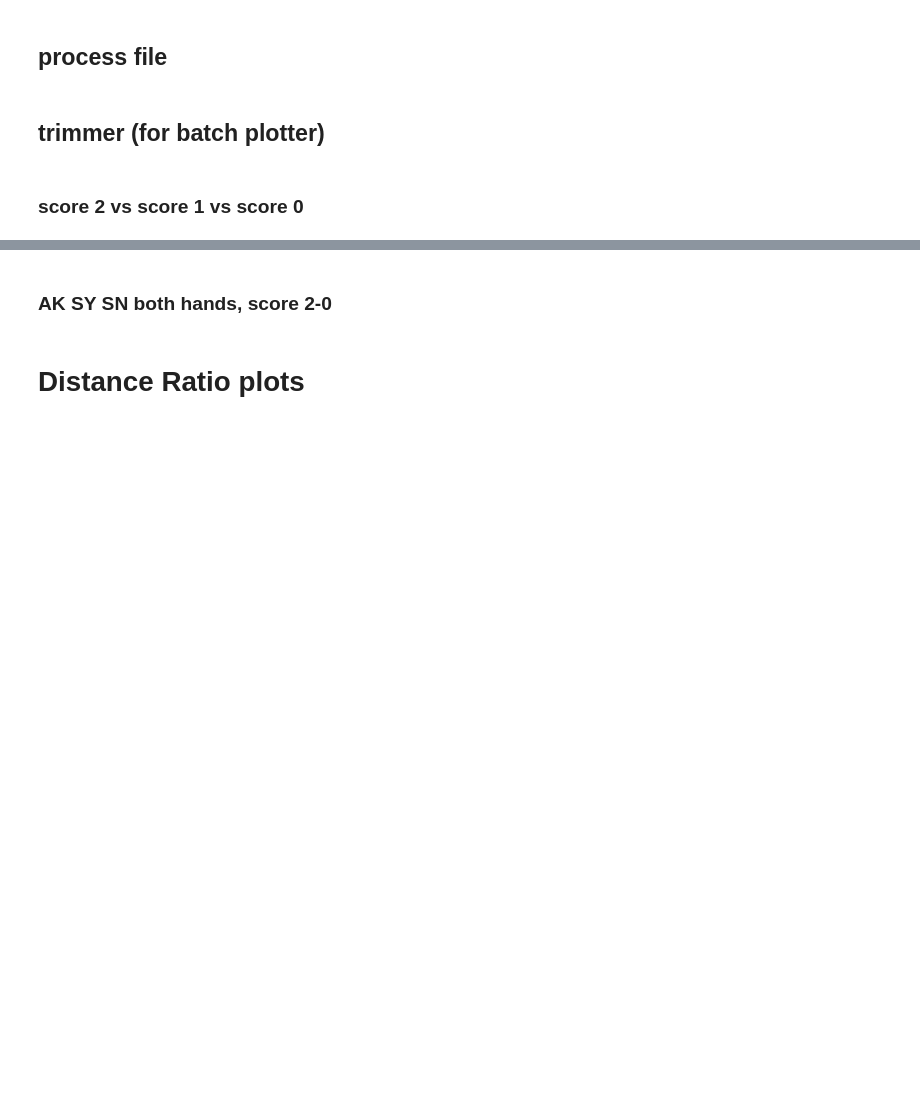
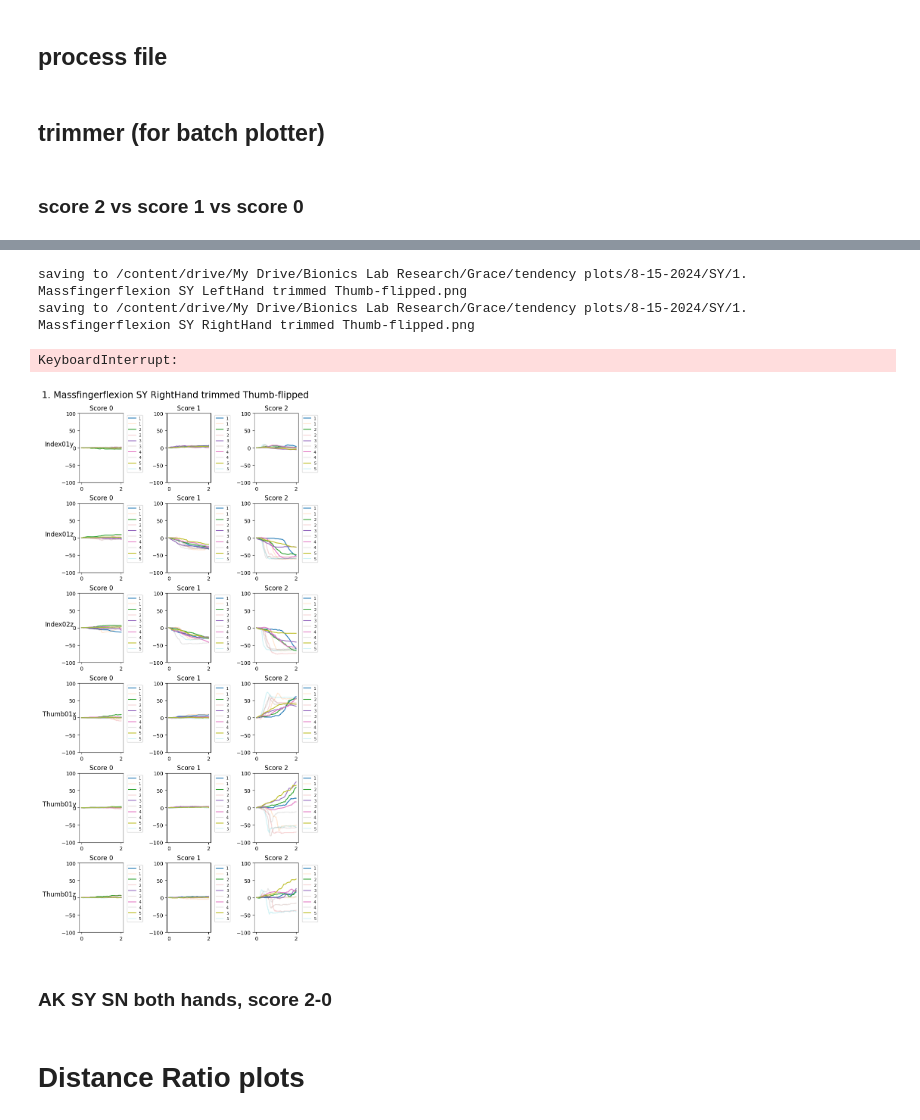
Before and after one commit to gracchen/bionics-lab-hand-plots, a Jupyter notebook: plots.ipynb, the cells around one changed output, grey strips where cells are left out. Saved outputs shown, nothing was run; the diff lists cells and outputs as text; code cells hidden in the pictures; blank space fills up the shorter version.

```diff
--- a/plots.ipynb
+++ b/plots.ipynb
@@ -25,7 +25,7 @@ hands = ['Right', 'Left']
 axes = ['x', 'y', 'z']
 fingers = ['Index01', 'Index02','Thumb01']
 
-degree_cols = ['Index01x', 'Index01y', 'Index01z', 'Index02x', 'Index02y', 'Index02z','Thumb01x', 'Thumb01y', 'Thumb01z']
+degree_cols = ['Index01y', 'Index01z', 'Index02z','Thumb01x', 'Thumb01y', 'Thumb01z']
 force_cols = [' hook', ' paper', ' pencilThumb',' pencilFinger',' bottleVert', ' bottleRadial',' sphereThumb', ' sphereF_L1', ' sphereF_L2', ' sphereF_M', ' sphereF_R2', ' sphereF_R1']
 dist_cols = ['Hand_pos—ThumbCMC_dist', 'Hand_pos—ThumbMCP_dist', 'Hand_pos—IndexMCP_dist', 'Hand_pos—IndexPIP_dist', 'ThumbMCP—IndexMCP_dist', 'ThumbMCP—IndexPIP_dist', 'Hand_pos—IndexPIP_dist', 'Hand_pos—IndexDIP_dist', 'ThumbMCP—IndexDIP_dist']
 ratio_cols = ['Thumb_Hand_dist_ratio', 'Hand_Index1-2_dist_ratio', 'Thumb_Index1-2_dist_ratio', 'Hand_Index2-3_dist_ratio', 'Thumb_Index2-3_dist_ratio']
@@ -380,7 +379,7 @@ def graph_all_scores(score2_files, score1_files, score0_files, score2_files_untr
       test_no = i+1
   if test_name == -1: raise Exception("test name not found")
 
-  fig, subplts = plt.subplots(9, 3, figsize=(7, 18))
+  fig, subplts = plt.subplots(6, 3, figsize=(7, 15))
 
   # column and row labels:
   cols = ['Score {}'.format(col) for col in range(0,3)]
@@ -402,7 +401,7 @@ def graph_all_scores(score2_files, score1_files, score0_files, score2_files_untr
 
   # degrees
   for score in range(2,-1,-1):
-    for degree_col, j in zip(degree_cols, range(9)):
+    for degree_col, j in zip(degree_cols, range(6)):
       dfs = all_dfs[score][0]  # Access scoreX_files.values()
       dfs_untrimmed = all_dfs[score][1]  # Access scoreX_files_untrimmed.values()
       for i, (df, df_untrimmed) in enumerate(zip(dfs, dfs_untrimmed)):
@@ -414,7 +413,7 @@ def graph_all_scores(score2_files, score1_files, score0_files, score2_files_untr
         subplts[j][score].set_title('Score ' + str(score))
 
   # join degree rows
-  for i in range(9):
+  for i in range(6):
     for j in range(3):
       subplts[i][j].set_ylim([deg_min_max[0], deg_min_max[1]])
 
@@ -750,3 +684,64 @@ saving to /content/drive/My Drive/Bionics Lab Research/Grace/tendency plots/8-14
+# %%
+
+
+  # Initialize max and min values
+  deg_min_max = [-100,100]
+  ratio_min_max = [float('inf'),float('-inf')]
+  dist_min_max = [float('inf'),float('-inf')]
+
+  # Iterate through testnames and filenames
+  for testno in range(len(testnames)):
+    list_of_dfs = dict(all_dicts[2]['trimmed'][testno]['Left'], **all_dicts[2]['trimmed'][testno]['Right']).values()
+
+    for df in list_of_dfs:
+      for col in ratio_cols:
+        ratio_min_max[0] = min(ratio_min_max[0], df[col].min())
+        ratio_min_max[1] = max(ratio_min_max[1], df[col].max())
+      for col in dist_cols:
+        dist_min_max[0] = min(dist_min_max[0], df[col].min())
+        dist_min_max[1] = max(dist_min_max[1], df[col].max())
+
+  for testno in range(0,len(testnames)): #input is dict mapping file name to processed df of that file
+
+    # all score graphs:
+    graph_all_scores(all_dicts[2]['trimmed'][testno]['Left'], all_dicts[1]['trimmed'][testno]['Left'], all_dicts[0]['trimmed'][testno]['Left'], \
+                     all_dicts[2]['untrimmed'][testno]['Left'], all_dicts[1]['untrimmed'][testno]['Left'], all_dicts[0]['untrimmed'][testno]['Left'], \
+                     'Left', deg_min_max, output_folder, f"{testno+1}. {testnames[testno]} {initials} LeftHand trimmed Thumb-flipped", hide_plot=hide_plot)
+    graph_all_scores(all_dicts[2]['trimmed'][testno]['Right'], all_dicts[1]['trimmed'][testno]['Right'], all_dicts[0]['trimmed'][testno]['Right'], \
+                     all_dicts[2]['untrimmed'][testno]['Right'], all_dicts[1]['untrimmed'][testno]['Right'], all_dicts[0]['untrimmed'][testno]['Right'], \
+                     'Right', deg_min_max, output_folder, f"{testno+1}. {testnames[testno]} {initials} RightHand trimmed Thumb-flipped", hide_plot=hide_plot)
+    graph_all_scores(dict(all_dicts[2]['trimmed'][testno]['Left'], **all_dicts[2]['trimmed'][testno]['Right']), \
+                     dict(all_dicts[1]['trimmed'][testno]['Left'], **all_dicts[1]['trimmed'][testno]['Right']), \
+                     dict(all_dicts[0]['trimmed'][testno]['Left'], **all_dicts[0]['trimmed'][testno]['Right']), \
+                     dict(all_dicts[2]['untrimmed'][testno]['Left'], **all_dicts[2]['untrimmed'][testno]['Right']), \
+                     dict(all_dicts[1]['untrimmed'][testno]['Left'], **all_dicts[1]['untrimmed'][testno]['Right']), \
+                     dict(all_dicts[0]['untrimmed'][testno]['Left'], **all_dicts[0]['untrimmed'][testno]['Right']), \
+                     'Both', deg_min_max, output_folder, f"{testno+1}. {testnames[testno]} {initials} BothHands trimmed Thumb-flipped", hide_plot=hide_plot)
+
+    graph_all_scores(all_dicts[2]['untrimmed'][testno]['Left'], all_dicts[1]['untrimmed'][testno]['Left'], all_dicts[0]['untrimmed'][testno]['Left'], \
+                     all_dicts[2]['untrimmed'][testno]['Left'], all_dicts[1]['untrimmed'][testno]['Left'], all_dicts[0]['untrimmed'][testno]['Left'], \
+                     'Left', deg_min_max, output_folder+'/original', f"{testno+1}. {testnames[testno]} {initials} LeftHand untrimmed unflipped", hide_plot=hide_plot)
+    graph_all_scores(all_dicts[2]['untrimmed'][testno]['Right'], all_dicts[1]['untrimmed'][testno]['Right'], all_dicts[0]['untrimmed'][testno]['Right'], \
+                     all_dicts[2]['untrimmed'][testno]['Right'], all_dicts[1]['untrimmed'][testno]['Right'], all_dicts[0]['untrimmed'][testno]['Right'], \
+                     'Right', deg_min_max, output_folder+'/original', f"{testno+1}. {testnames[testno]} {initials} RightHand untrimmed unflipped", hide_plot=hide_plot)
+    graph_all_scores(dict(all_dicts[2]['untrimmed'][testno]['Left'], **all_dicts[2]['untrimmed'][testno]['Right']), \
+                     dict(all_dicts[1]['untrimmed'][testno]['Left'], **all_dicts[1]['untrimmed'][testno]['Right']), \
+                     dict(all_dicts[0]['untrimmed'][testno]['Left'], **all_dicts[0]['untrimmed'][testno]['Right']), \
+                     dict(all_dicts[2]['untrimmed'][testno]['Left'], **all_dicts[2]['untrimmed'][testno]['Right']), \
+                     dict(all_dicts[1]['untrimmed'][testno]['Left'], **all_dicts[1]['untrimmed'][testno]['Right']), \
+                     dict(all_dicts[0]['untrimmed'][testno]['Left'], **all_dicts[0]['untrimmed'][testno]['Right']), \
+                     'Both', deg_min_max, output_folder+'/original', f"{testno+1}. {testnames[testno]} {initials} BothHands untrimmed unflipped", hide_plot=hide_plot)
+
+    # old graphs
+    #for score in range(0,3):
+      #graph_files(all_dicts[score]['trimmed'][testno]['Left'], all_dicts[score]['untrimmed'][testno]['Left'], deg_min_max, ratio_min_max, dist_min_max, save_path=output_folder + '/LH/', hide_plot=hide_plot, output_name=f"{testno+1}. {testnames[testno]} {initials} Score {score} LeftHand trimmed")
+      #graph_files(all_dicts[score]['trimmed'][testno]['Right'], all_dicts[score]['untrimmed'][testno]['Right'], deg_min_max, ratio_min_max, dist_min_max, save_path=output_folder + '/RH/', hide_plot=hide_plot, output_name=f"{testno+1}. {testnames[testno]} {initials} Score {score} RightHand trimmed")
+      #graph_files(dict(all_dicts[score]['trimmed'][testno]['Left'], **all_dicts[score]['trimmed'][testno]['Right']), dict(all_dicts[score]['untrimmed'][testno]['Left'], **all_dicts[score]['untrimmed'][testno]['Right']), deg_min_max, ratio_min_max, dist_min_max, save_path=output_folder, hide_plot=hide_plot, output_name=f"{testno+1}. {testnames[testno]} {initials} Score {score} BothHands trimmed")
+# %% [output]
+saving to /content/drive/My Drive/Bionics Lab Research/Grace/tendency plots/8-15-2024/SY/1. Massfingerflexion SY LeftHand trimmed Thumb-flipped.png
+saving to /content/drive/My Drive/Bionics Lab Research/Grace/tendency plots/8-15-2024/SY/1. Massfingerflexion SY RightHand trimmed Thumb-flipped.png
+KeyboardInterrupt:
+[figure, added]
 # %% [markdown]
 ### AK SY SN both hands, score 2-0
 # %%
```
Also changed, not shown: parts of 6 cells of this notebook.
